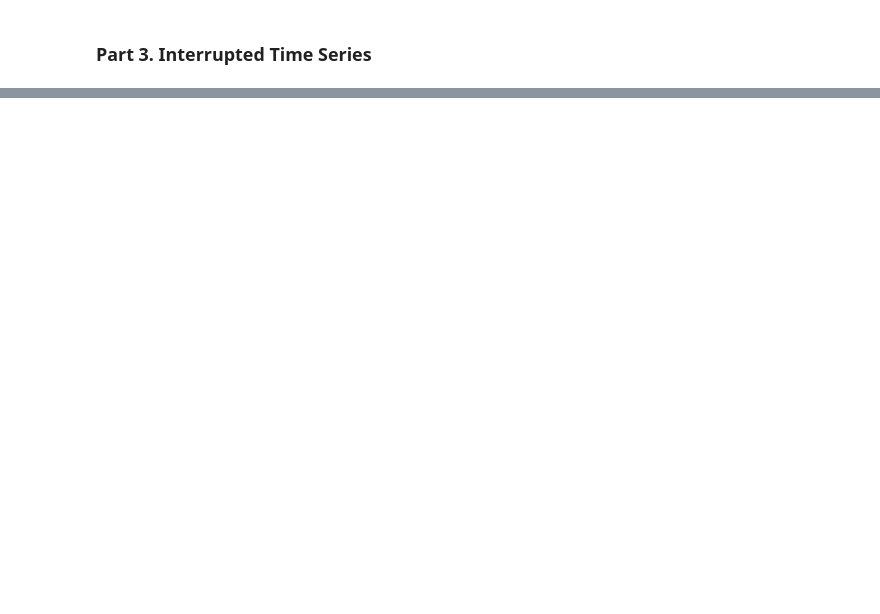
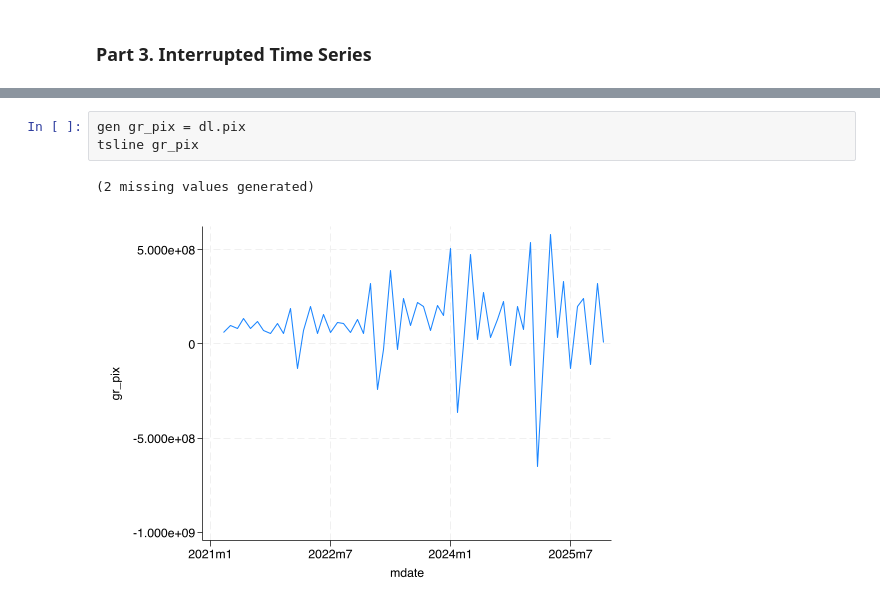
Before and after one commit to LeoXie1023/Brazil_Open_Finance, a Jupyter notebook: Quant Analysis.ipynb, the cells around one changed output, grey strips where cells are left out. Drawn from its saved outputs; the diff is of its cells as text; blank space fills up the shorter version.

```diff
--- a/Quant Analysis.ipynb
+++ b/Quant Analysis.ipynb
@@ -201,0 +204,6 @@ twoway ///
+# %%
+gen gr_pix = dl.pix
+tsline gr_pix
+# %% [output]
+(2 missing values generated)
+[figure, added]
```
Also changed, not shown: parts of 21 cells of this notebook, 1 other file.
